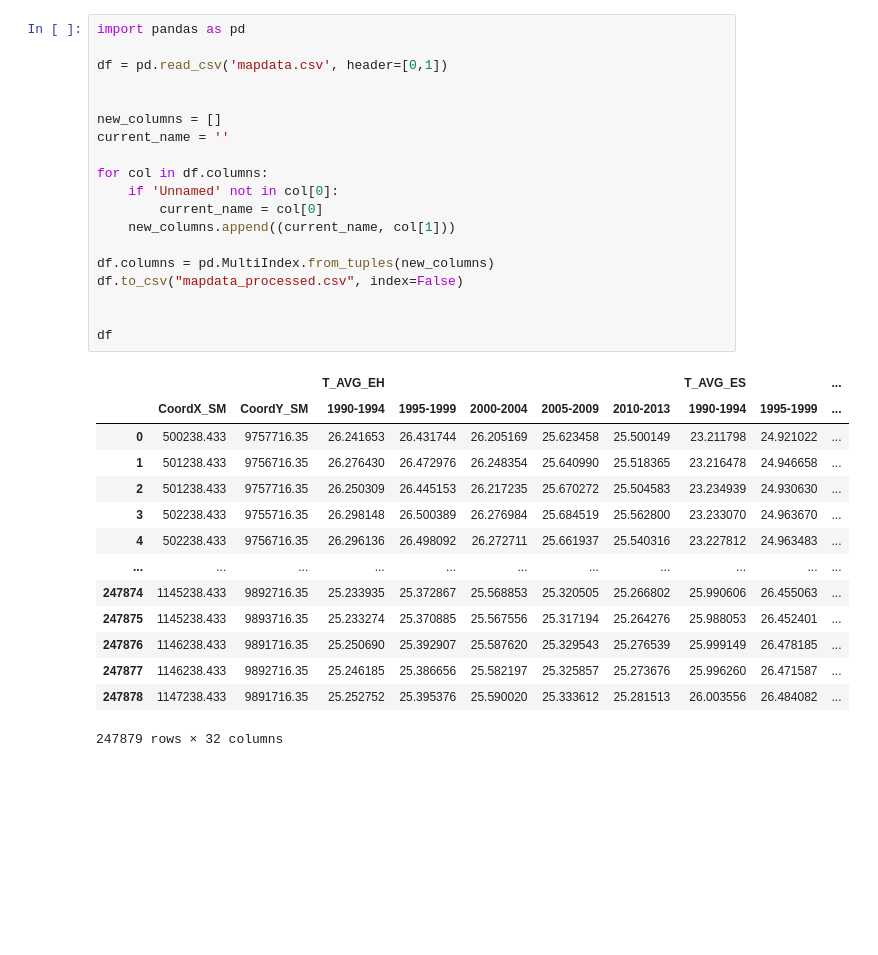
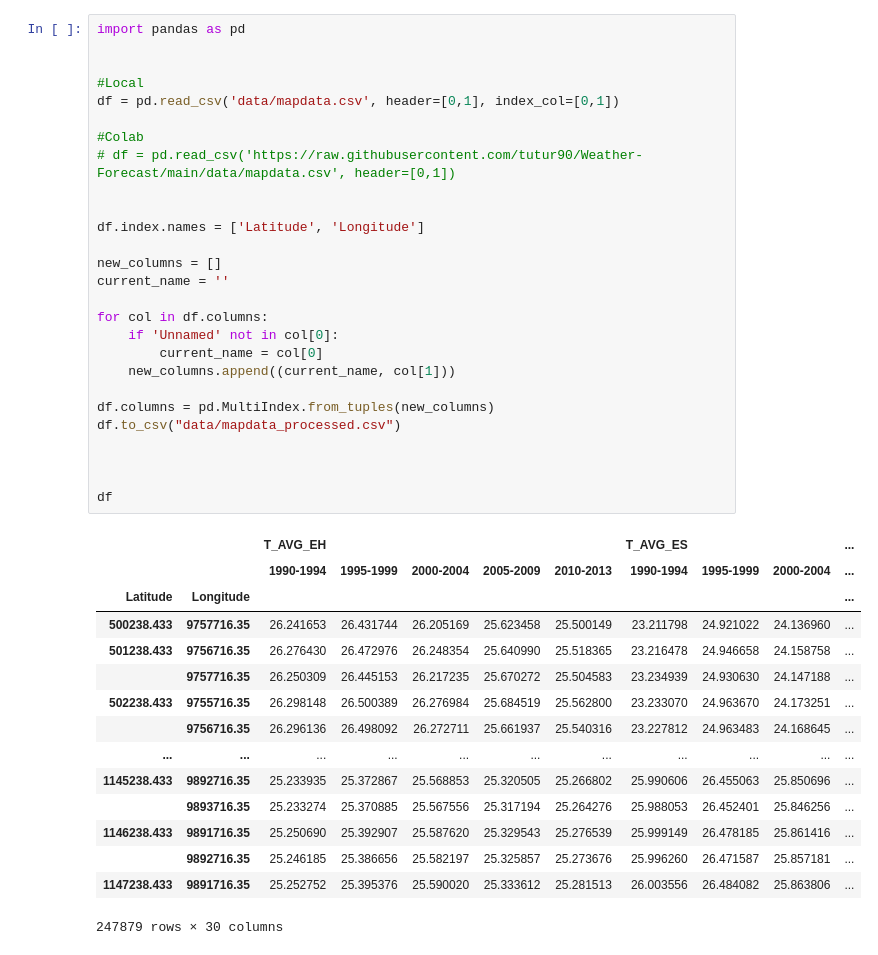
Before and after one commit to tutur90/Weather-Forecast, a Jupyter notebook: Map_forcast.ipynb, the cells around one changed output. Saved outputs shown, nothing was run; the diff lists cells and outputs as text; blank space fills up the shorter version.

```diff
--- a/Map_forcast.ipynb
+++ b/Map_forcast.ipynb
@@ -3,34 +3,43 @@
 # %%
 import pandas as pd
 
-df = pd.read_csv('mapdata.csv', header=[0,1])
 
+#Local
+df = pd.read_csv('data/mapdata.csv', header=[0,1], index_col=[0,1])
+
+#Colab
+# df = pd.read_csv('https://raw.githubusercontent.com/tutur90/Weather-Forecast/main/data/mapdata.csv', header=[0,1])
+
+
+df.index.names = ['Latitude', 'Longitude']
 
 new_columns = []
 current_name = ''
 
 for col in df.columns:
     if 'Unnamed' not in col[0]:
         current_name = col[0]
     new_columns.append((current_name, col[1]))
 
 df.columns = pd.MultiIndex.from_tuples(new_columns)
-df.to_csv("mapdata_processed.csv", index=False)
+df.to_csv("data/mapdata_processed.csv")
+
 
 
 df
 # %% [output]
-|  |  |  | T_AVG_EH |  |  |  |  | T_AVG_ES |  | ... |
-|  | CoordX_SM | CoordY_SM | 1990-1994 | 1995-1999 | 2000-2004 | 2005-2009 | 2010-2013 | 1990-1994 | 1995-1999 | ... |
-| 0 | 500238.433 | 9757716.35 | 26.241653 | 26.431744 | 26.205169 | 25.623458 | 25.500149 | 23.211798 | 24.921022 | ... |
-| 1 | 501238.433 | 9756716.35 | 26.276430 | 26.472976 | 26.248354 | 25.640990 | 25.518365 | 23.216478 | 24.946658 | ... |
-| 2 | 501238.433 | 9757716.35 | 26.250309 | 26.445153 | 26.217235 | 25.670272 | 25.504583 | 23.234939 | 24.930630 | ... |
-| 3 | 502238.433 | 9755716.35 | 26.298148 | 26.500389 | 26.276984 | 25.684519 | 25.562800 | 23.233070 | 24.963670 | ... |
-| 4 | 502238.433 | 9756716.35 | 26.296136 | 26.498092 | 26.272711 | 25.661937 | 25.540316 | 23.227812 | 24.963483 | ... |
+|  |  | T_AVG_EH |  |  |  |  | T_AVG_ES |  |  | ... |
+|  |  | 1990-1994 | 1995-1999 | 2000-2004 | 2005-2009 | 2010-2013 | 1990-1994 | 1995-1999 | 2000-2004 | ... |
+| Latitude | Longitude |  |  |  |  |  |  |  |  | ... |
+| 500238.433 | 9757716.35 | 26.241653 | 26.431744 | 26.205169 | 25.623458 | 25.500149 | 23.211798 | 24.921022 | 24.136960 | ... |
+| 501238.433 | 9756716.35 | 26.276430 | 26.472976 | 26.248354 | 25.640990 | 25.518365 | 23.216478 | 24.946658 | 24.158758 | ... |
+|  | 9757716.35 | 26.250309 | 26.445153 | 26.217235 | 25.670272 | 25.504583 | 23.234939 | 24.930630 | 24.147188 | ... |
+| 502238.433 | 9755716.35 | 26.298148 | 26.500389 | 26.276984 | 25.684519 | 25.562800 | 23.233070 | 24.963670 | 24.173251 | ... |
+|  | 9756716.35 | 26.296136 | 26.498092 | 26.272711 | 25.661937 | 25.540316 | 23.227812 | 24.963483 | 24.168645 | ... |
 | ... | ... | ... | ... | ... | ... | ... | ... | ... | ... | ... |
-| 247874 | 1145238.433 | 9892716.35 | 25.233935 | 25.372867 | 25.568853 | 25.320505 | 25.266802 | 25.990606 | 26.455063 | ... |
-| 247875 | 1145238.433 | 9893716.35 | 25.233274 | 25.370885 | 25.567556 | 25.317194 | 25.264276 | 25.988053 | 26.452401 | ... |
-| 247876 | 1146238.433 | 9891716.35 | 25.250690 | 25.392907 | 25.587620 | 25.329543 | 25.276539 | 25.999149 | 26.478185 | ... |
-| 247877 | 1146238.433 | 9892716.35 | 25.246185 | 25.386656 | 25.582197 | 25.325857 | 25.273676 | 25.996260 | 26.471587 | ... |
-| 247878 | 1147238.433 | 9891716.35 | 25.252752 | 25.395376 | 25.590020 | 25.333612 | 25.281513 | 26.003556 | 26.484082 | ... |
+| 1145238.433 | 9892716.35 | 25.233935 | 25.372867 | 25.568853 | 25.320505 | 25.266802 | 25.990606 | 26.455063 | 25.850696 | ... |
+|  | 9893716.35 | 25.233274 | 25.370885 | 25.567556 | 25.317194 | 25.264276 | 25.988053 | 26.452401 | 25.846256 | ... |
+| 1146238.433 | 9891716.35 | 25.250690 | 25.392907 | 25.587620 | 25.329543 | 25.276539 | 25.999149 | 26.478185 | 25.861416 | ... |
+|  | 9892716.35 | 25.246185 | 25.386656 | 25.582197 | 25.325857 | 25.273676 | 25.996260 | 26.471587 | 25.857181 | ... |
+| 1147238.433 | 9891716.35 | 25.252752 | 25.395376 | 25.590020 | 25.333612 | 25.281513 | 26.003556 | 26.484082 | 25.863806 | ... |
-247879 rows × 32 columns
+247879 rows × 30 columns
```
Also changed, not shown: parts of 5 cells of this notebook, 1 other file.
